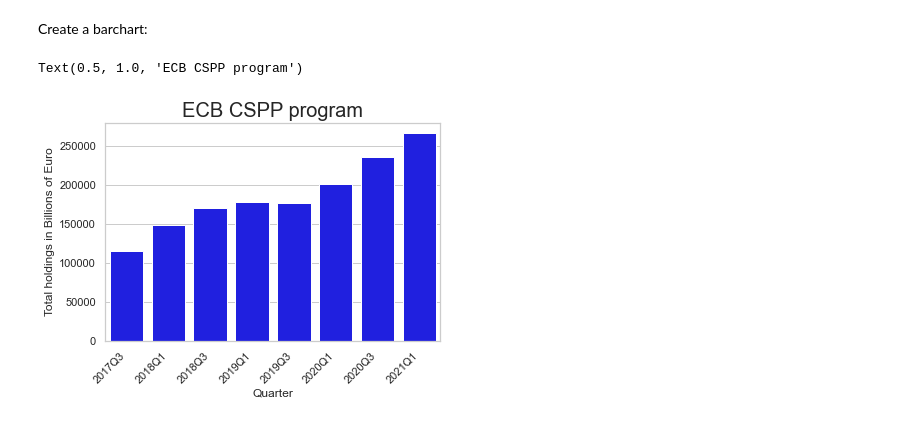
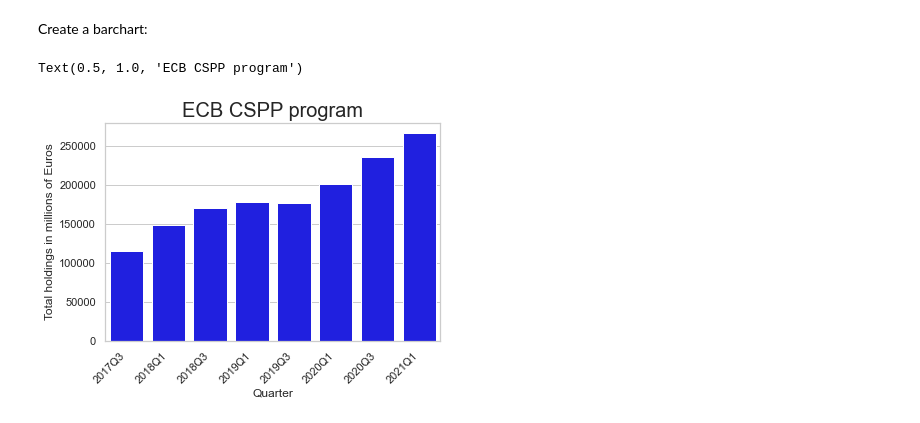
Before and after one commit to NinaMorgenstern/ECB-Bond-Purchases, a Jupyter notebook: figures.ipynb, the cells around one changed output. Saved outputs shown, nothing was run; the diff lists cells and outputs as text; code cells hidden in the pictures.

```diff
--- a/figures.ipynb
+++ b/figures.ipynb
@@ -156,8 +156,8 @@ Create a barchart:
 # %%
 fig_3 = sns.barplot(x = 'Quartal', y = 'Total Holdings', data = df, color = 'blue')
 fig_3.set_xticklabels(fig_3.get_xticklabels(), rotation=45, ha="right")
-fig_3.set(xlabel = 'Quarter', ylabel = 'Total holdings in Billions of Euro')
+fig_3.set(xlabel = 'Quarter', ylabel = 'Total holdings in millions of Euros')
 fig_3.axes.set_title('ECB CSPP program', fontsize=20)
 # %% [output]
 Text(0.5, 1.0, 'ECB CSPP program')
-[figure, old version]
+[figure, new version]
```
